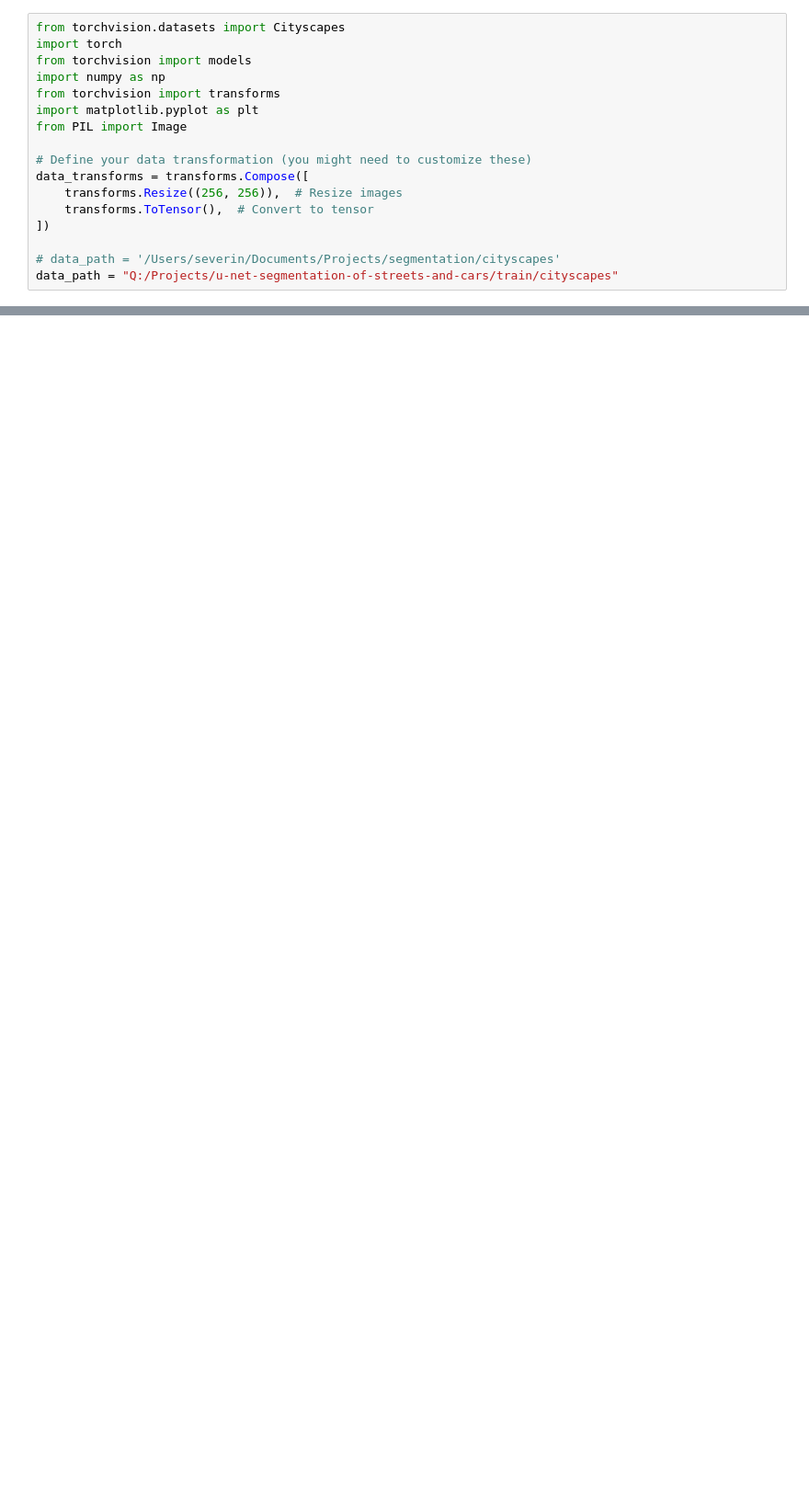
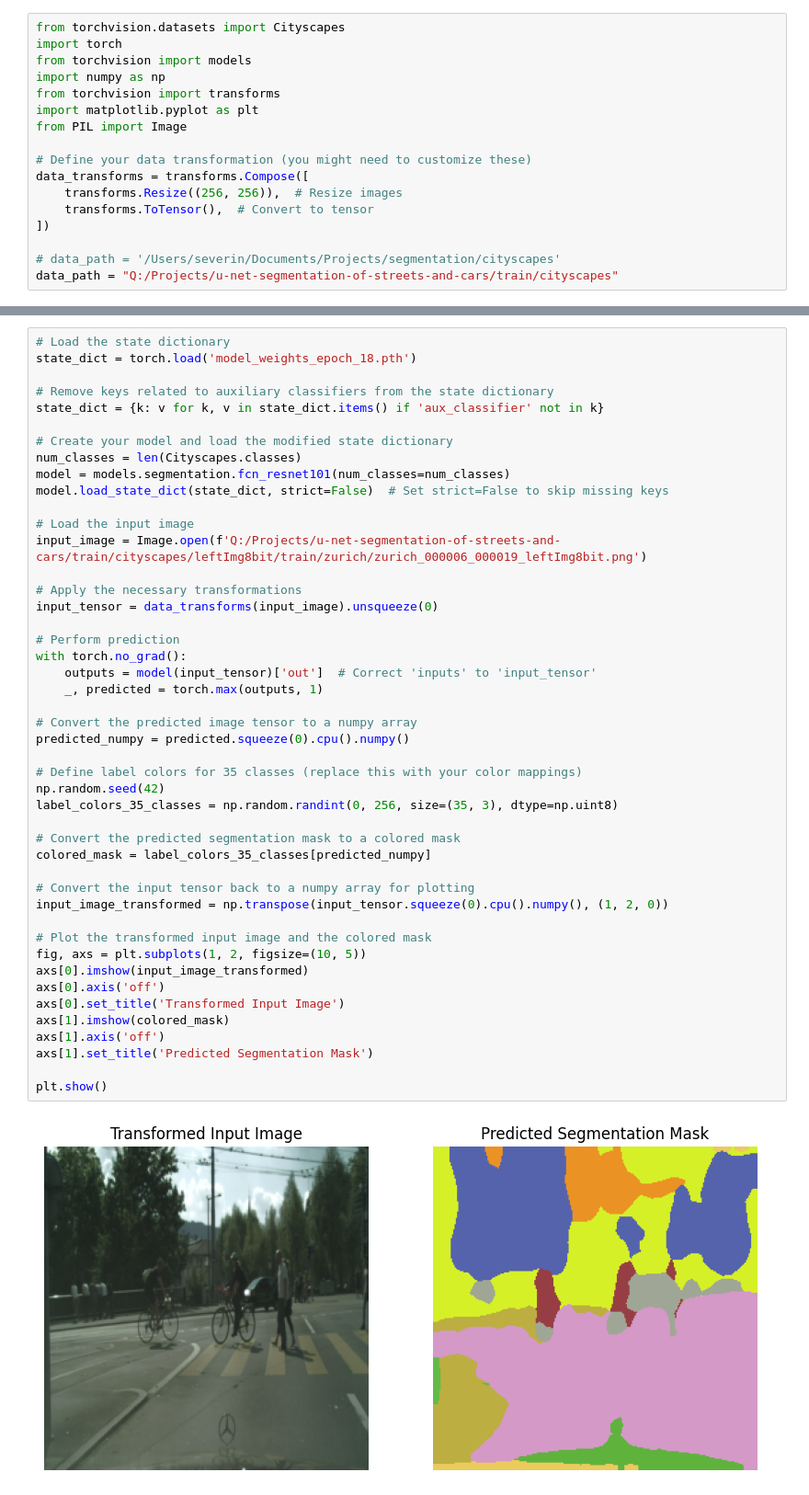
Before and after one commit to severinlindenmann/segmentation-of-streets-and-cars, a Jupyter notebook: train/predict.ipynb, the cells around one changed output, grey strips where cells are left out. Shown at 92% size. Cells and saved outputs as stored; diff of their text form; blank space fills up the shorter version.

```diff
--- a/train/predict.ipynb
+++ b/train/predict.ipynb
@@ -66,3 +66,51 @@ plt.show()
+# %%
+# Load the state dictionary
+state_dict = torch.load('model_weights_epoch_18.pth')
+
+# Remove keys related to auxiliary classifiers from the state dictionary
+state_dict = {k: v for k, v in state_dict.items() if 'aux_classifier' not in k}
+
+# Create your model and load the modified state dictionary
+num_classes = len(Cityscapes.classes)
+model = models.segmentation.fcn_resnet101(num_classes=num_classes)
+model.load_state_dict(state_dict, strict=False)  # Set strict=False to skip missing keys
+
+# Load the input image
+input_image = Image.open(f'Q:/Projects/u-net-segmentation-of-streets-and-cars/train/cityscapes/leftImg8bit/train/zurich/zurich_000006_000019_leftImg8bit.png')
+
+# Apply the necessary transformations
+input_tensor = data_transforms(input_image).unsqueeze(0)
+
+# Perform prediction
+with torch.no_grad():
+    outputs = model(input_tensor)['out']  # Correct 'inputs' to 'input_tensor'
+    _, predicted = torch.max(outputs, 1)
+
+# Convert the predicted image tensor to a numpy array
+predicted_numpy = predicted.squeeze(0).cpu().numpy()
+
+# Define label colors for 35 classes (replace this with your color mappings)
+np.random.seed(42)
+label_colors_35_classes = np.random.randint(0, 256, size=(35, 3), dtype=np.uint8)
+
+# Convert the predicted segmentation mask to a colored mask
+colored_mask = label_colors_35_classes[predicted_numpy]
+
+# Convert the input tensor back to a numpy array for plotting
+input_image_transformed = np.transpose(input_tensor.squeeze(0).cpu().numpy(), (1, 2, 0))
+
+# Plot the transformed input image and the colored mask
+fig, axs = plt.subplots(1, 2, figsize=(10, 5))
+axs[0].imshow(input_image_transformed)
+axs[0].axis('off')
+axs[0].set_title('Transformed Input Image')
+axs[1].imshow(colored_mask)
+axs[1].axis('off')
+axs[1].set_title('Predicted Segmentation Mask')
+
+plt.show()
+# %% [output]
+[figure, added]
 # %%
 # Create your model and load the modified state dictionary
 num_classes = len(Cityscapes.classes)
```
Also changed, not shown: parts of 2 cells of this notebook, 2 other files.
